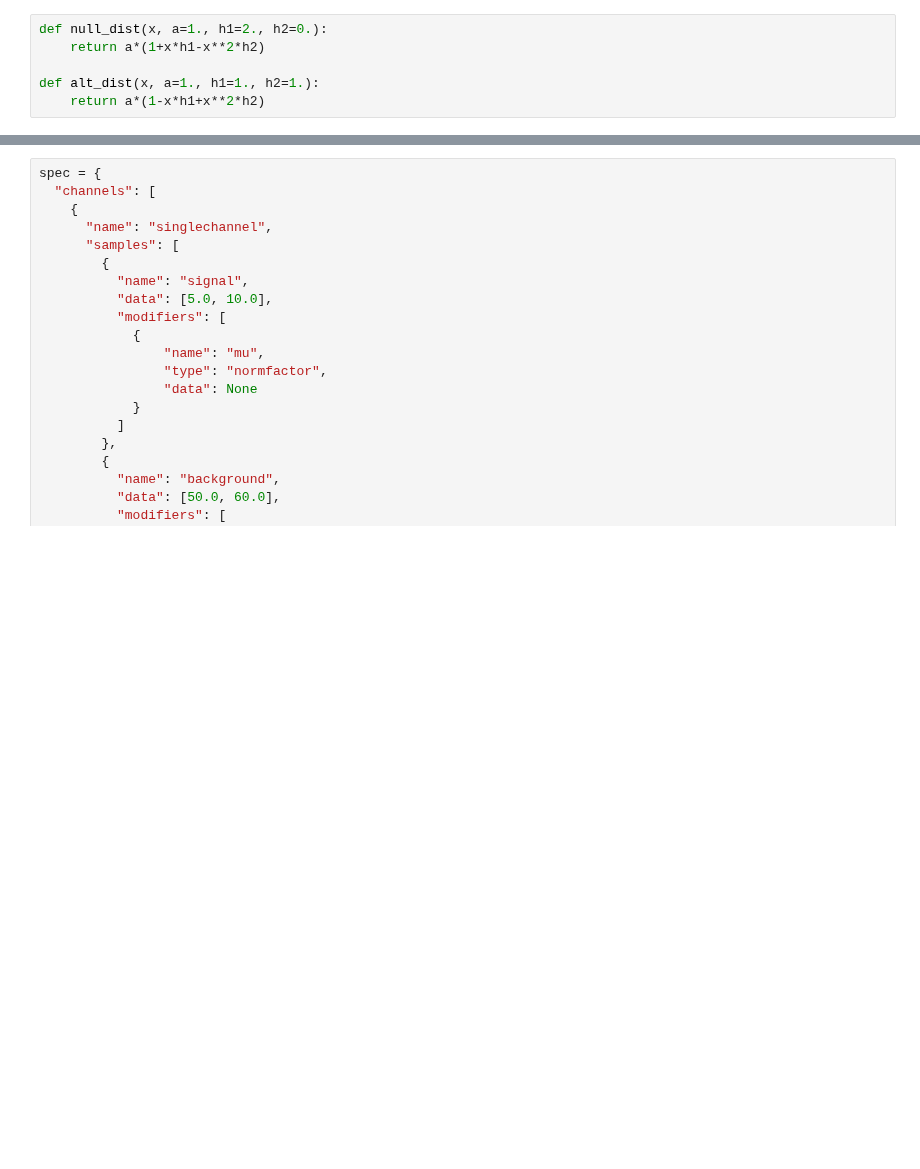
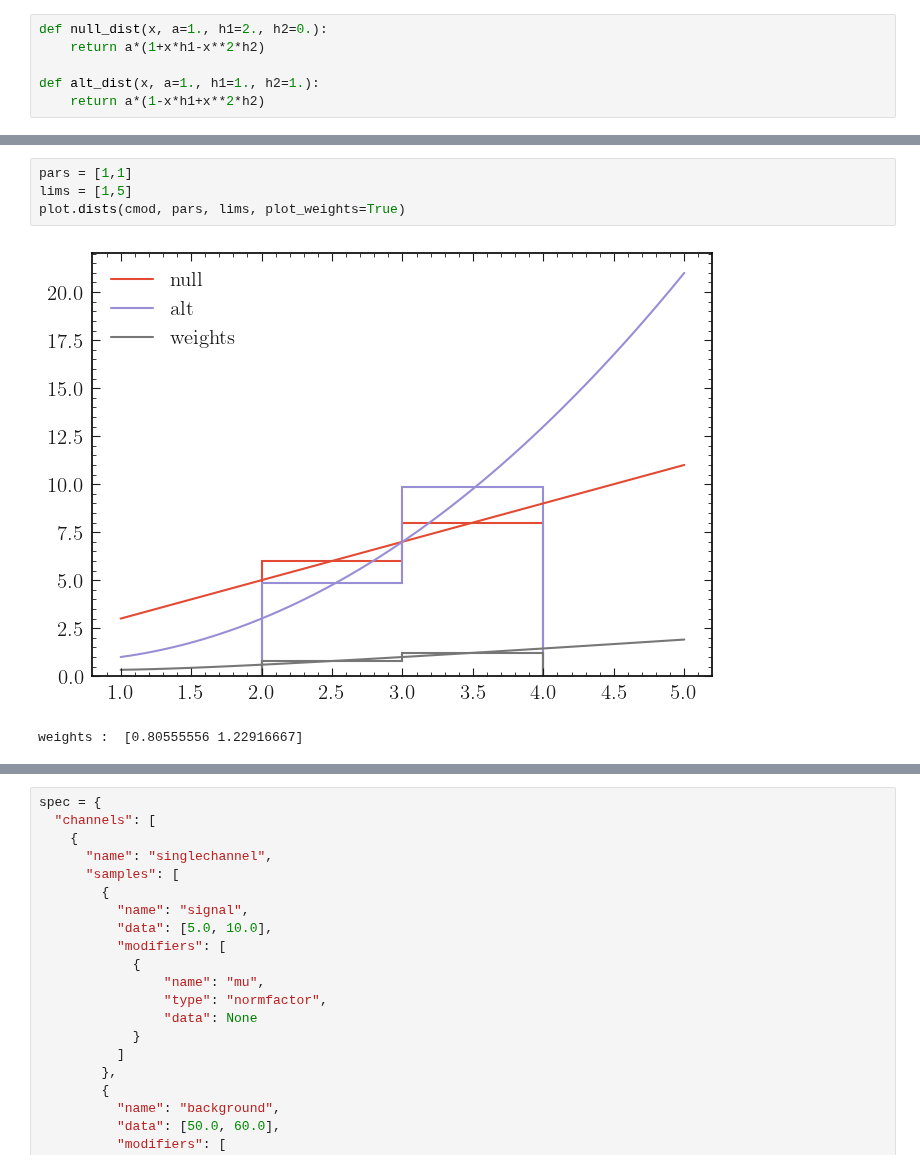
Before and after one commit to lorenzennio/redist, a Jupyter notebook: test.ipynb, the cells around one changed output, grey strips where cells are left out. Drawn from its saved outputs; the diff is of its cells as text; blank space fills up the shorter version.

```diff
--- a/test.ipynb
+++ b/test.ipynb
@@ -61,3 +41,10 @@ cmod.expanded_pyhf
   pyhf.modifiers.shapesys.shapesys_combined),
  'staterror': (pyhf.modifiers.staterror.staterror_builder,
   pyhf.modifiers.staterror.staterror_combined)}
+# %%
+pars = [1,1]
+lims = [1,5]
+plot.dists(cmod, pars, lims, plot_weights=True)
+# %% [output]
+[figure, added]
+weights :  [0.80555556 1.22916667]
```
Also changed, not shown: parts of 6 cells of this notebook, 1 other file.
